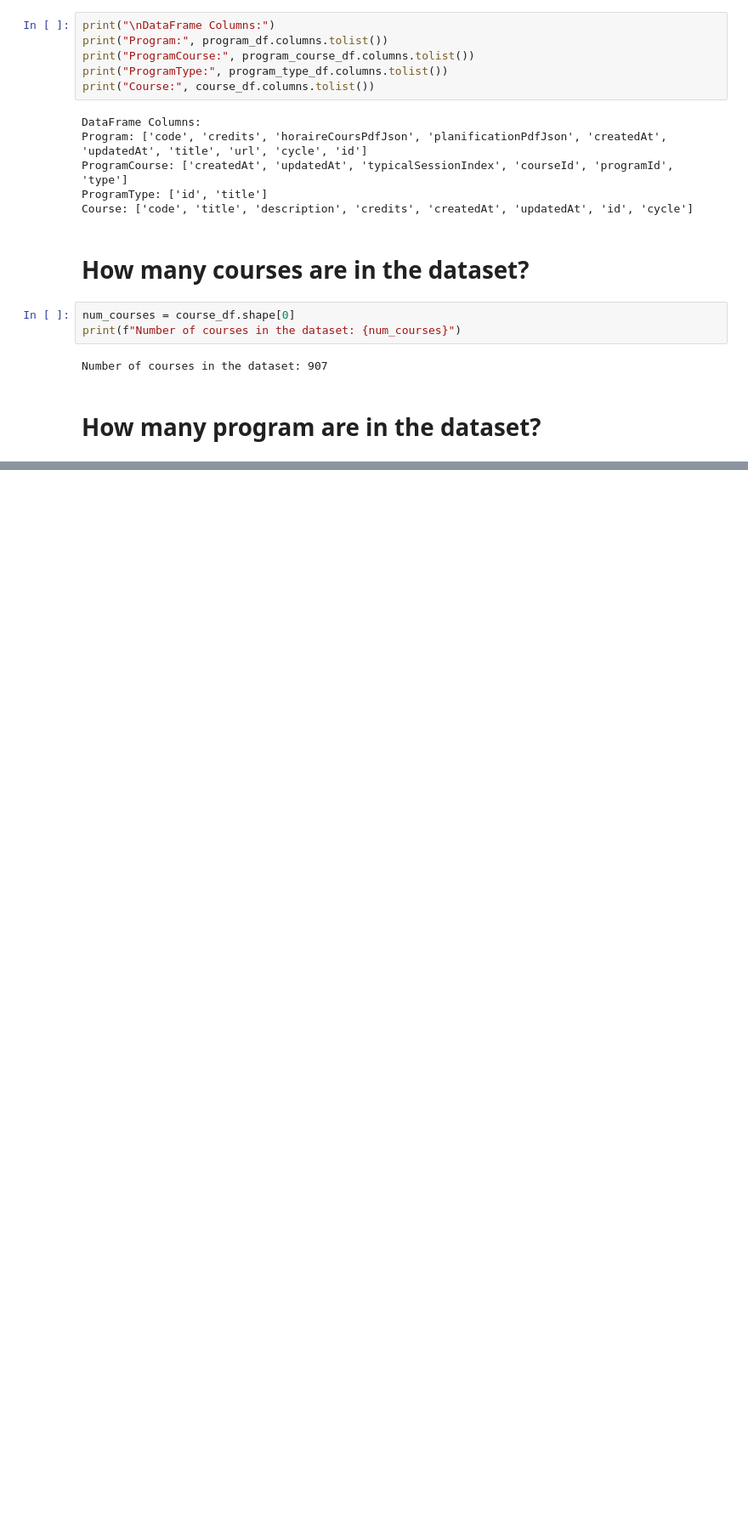
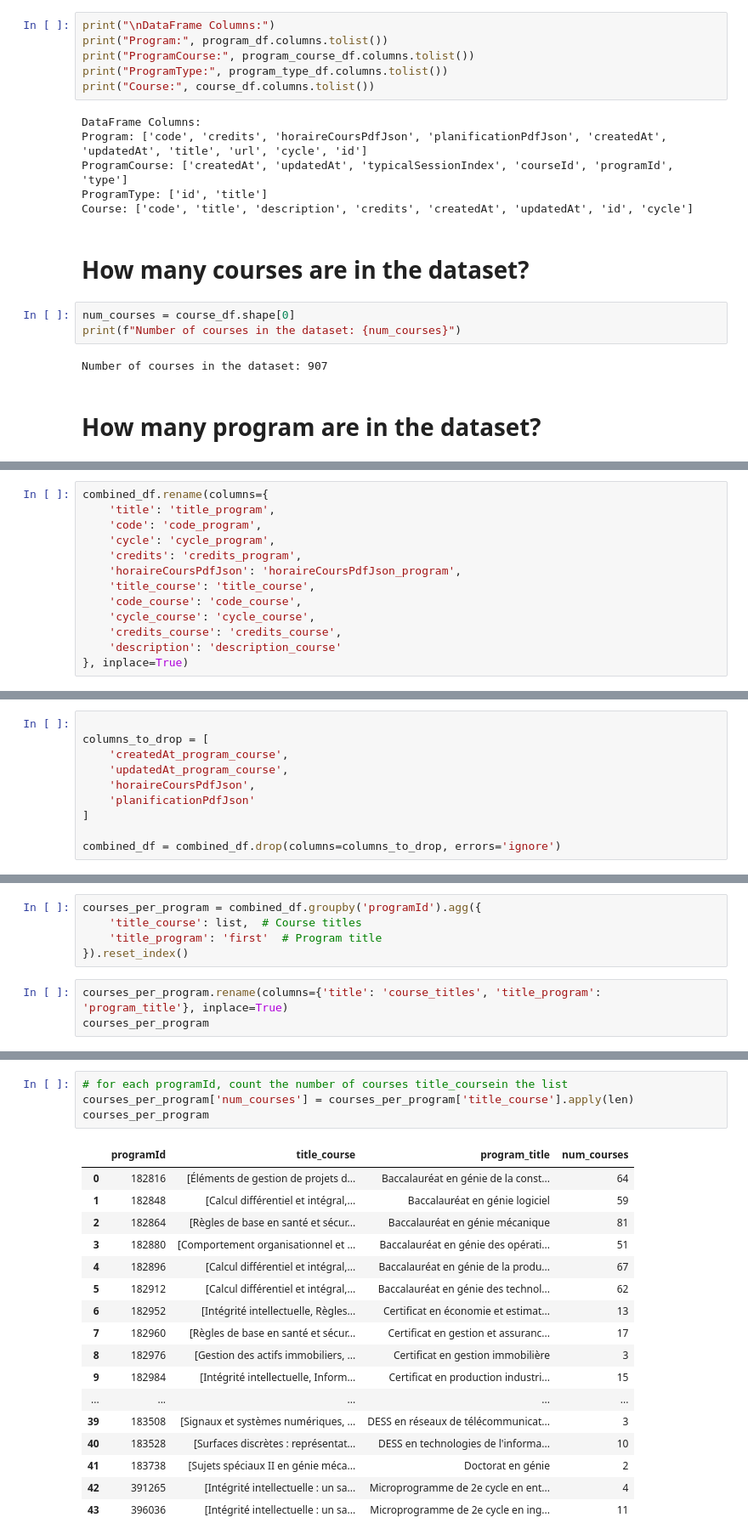
Before and after one commit to ApplETS/planifETS-backend, a Jupyter notebook: notebook/data_science.ipynb, the cells around one changed output, grey strips where cells are left out. Shown at 85% size. Drawn from its saved outputs; the diff is of its cells as text; blank space fills up the shorter version.

```diff
--- a/notebook/data_science.ipynb
+++ b/notebook/data_science.ipynb
@@ -173,0 +235,13 @@ n
+# %%
+combined_df.rename(columns={
+    'title': 'title_program',
+    'code': 'code_program',
+    'cycle': 'cycle_program',
+    'credits': 'credits_program',
+    'horaireCoursPdfJson': 'horaireCoursPdfJson_program',
+    'title_course': 'title_course',
+    'code_course': 'code_course',
+    'cycle_course': 'cycle_course',
+    'credits_course': 'credits_course',
+    'description': 'description_course'
+}, inplace=True)
@@ -173,0 +258,10 @@ n
+# %%
+
+columns_to_drop = [
+    'createdAt_program_course',
+    'updatedAt_program_course',
+    'horaireCoursPdfJson',
+    'planificationPdfJson'
+]
+
+combined_df = combined_df.drop(columns=columns_to_drop, errors='ignore')
@@ -173,0 +270,8 @@ n
+# %%
+courses_per_program = combined_df.groupby('programId').agg({
+    'title_course': list,  # Course titles
+    'title_program': 'first'  # Program title
+}).reset_index()
+# %%
+courses_per_program.rename(columns={'title': 'course_titles', 'title_program': 'program_title'}, inplace=True)
+courses_per_program
@@ -173,0 +298,22 @@ n
+# %%
+# for each programId, count the number of courses title_coursein the list
+courses_per_program['num_courses'] = courses_per_program['title_course'].apply(len)
+courses_per_program
+# %% [output]
+|  | programId | title_course | program_title | num_courses |
+| 0 | 182816 | [Éléments de gestion de projets d... | Baccalauréat en génie de la const... | 64 |
+| 1 | 182848 | [Calcul différentiel et intégral,... | Baccalauréat en génie logiciel | 59 |
+| 2 | 182864 | [Règles de base en santé et sécur... | Baccalauréat en génie mécanique | 81 |
+| 3 | 182880 | [Comportement organisationnel et ... | Baccalauréat en génie des opérati... | 51 |
+| 4 | 182896 | [Calcul différentiel et intégral,... | Baccalauréat en génie de la produ... | 67 |
+| 5 | 182912 | [Calcul différentiel et intégral,... | Baccalauréat en génie des technol... | 62 |
+| 6 | 182952 | [Intégrité intellectuelle, Règles... | Certificat en économie et estimat... | 13 |
+| 7 | 182960 | [Règles de base en santé et sécur... | Certificat en gestion et assuranc... | 17 |
+| 8 | 182976 | [Gestion des actifs immobiliers, ... | Certificat en gestion immobilière | 3 |
+| 9 | 182984 | [Intégrité intellectuelle, Inform... | Certificat en production industri... | 15 |
+| ... | ... | ... | ... | ... |
+| 39 | 183508 | [Signaux et systèmes numériques, ... | DESS en réseaux de télécommunicat... | 3 |
+| 40 | 183528 | [Surfaces discrètes : représentat... | DESS en technologies de l'informa... | 10 |
+| 41 | 183738 | [Sujets spéciaux II en génie méca... | Doctorat en génie | 2 |
+| 42 | 391265 | [Intégrité intellectuelle : un sa... | Microprogramme de 2e cycle en ent... | 4 |
+| 43 | 396036 | [Intégrité intellectuelle : un sa... | Microprogramme de 2e cycle en ing... | 11 |
```
Also changed, not shown: parts of 39 cells of this notebook, 5 other files.
